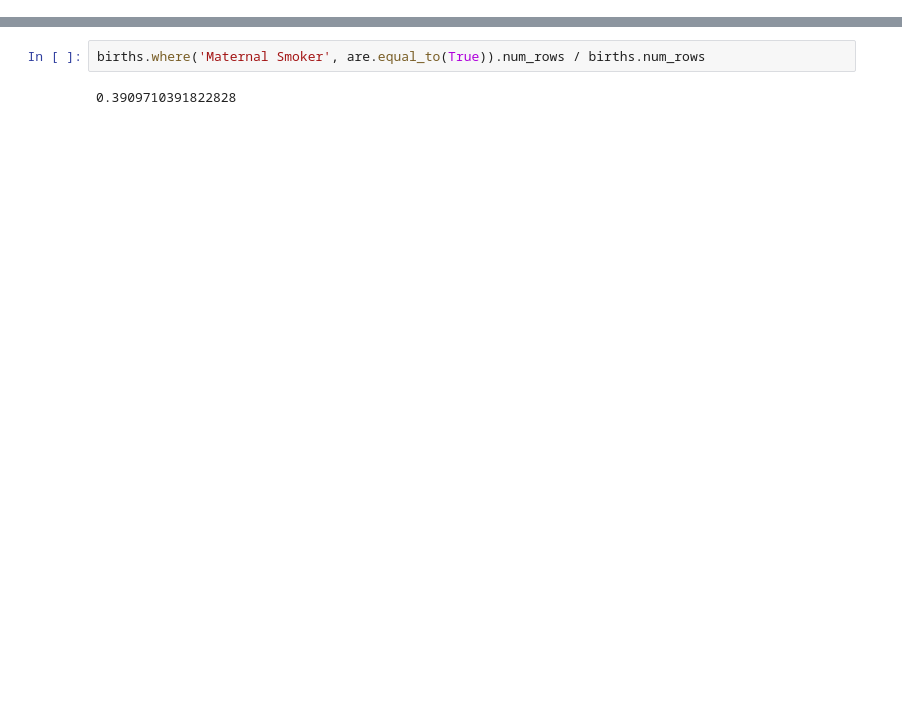
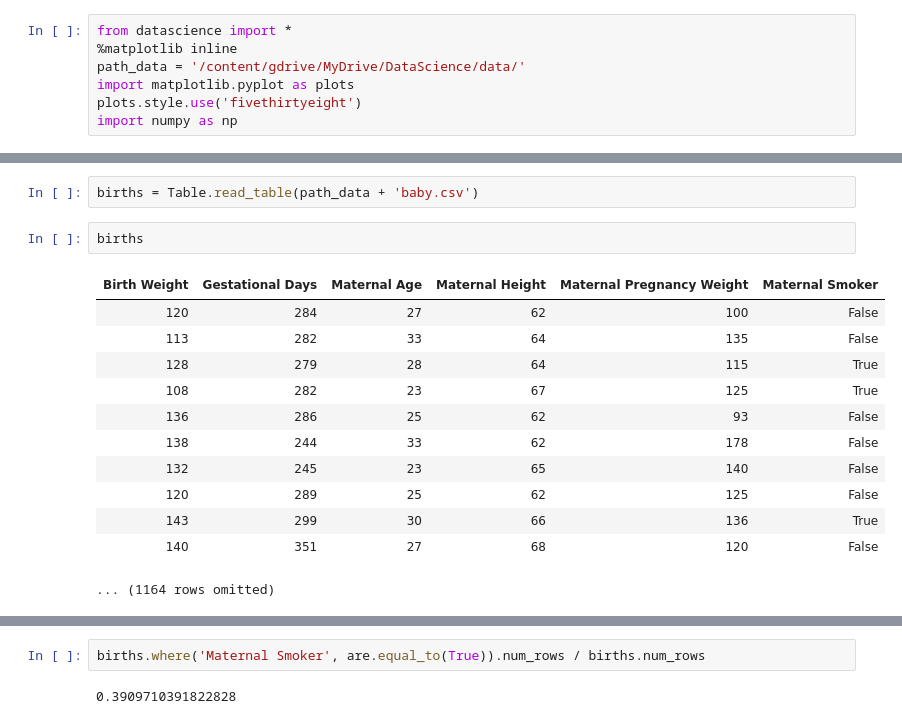
Before and after one commit to felix6631/KNU_DataScienceBasic, a Jupyter notebook: 13.3.Confidence_Intervals.ipynb, the cells around one changed output, grey strips where cells are left out. Cells and saved outputs as stored; diff of their text form; blank space fills up the shorter version.

```diff
--- a/13.3.Confidence_Intervals.ipynb
+++ b/13.3.Confidence_Intervals.ipynb
@@ -22,0 +21,7 @@ plots.plot([left, right], [0, 0], color='yellow', lw=8);
+# %%
+from datascience import *
+%matplotlib inline
+path_data = '/content/gdrive/MyDrive/DataScience/data/'
+import matplotlib.pyplot as plots
+plots.style.use('fivethirtyeight')
+import numpy as np
@@ -22,0 +50,17 @@ plots.plot([left, right], [0, 0], color='yellow', lw=8);
+# %%
+births = Table.read_table(path_data + 'baby.csv')
+# %%
+births
+# %% [output]
+| Birth Weight | Gestational Days | Maternal Age | Maternal Height | Maternal Pregnancy Weight | Maternal Smoker |
+| 120 | 284 | 27 | 62 | 100 | False |
+| 113 | 282 | 33 | 64 | 135 | False |
+| 128 | 279 | 28 | 64 | 115 | True |
+| 108 | 282 | 23 | 67 | 125 | True |
+| 136 | 286 | 25 | 62 | 93 | False |
+| 138 | 244 | 33 | 62 | 178 | False |
+| 132 | 245 | 23 | 65 | 140 | False |
+| 120 | 289 | 25 | 62 | 125 | False |
+| 143 | 299 | 30 | 66 | 136 | True |
+| 140 | 351 | 27 | 68 | 120 | False |
+... (1164 rows omitted)
```
Also changed, not shown: parts of 62 cells of this notebook, 32 other files.
